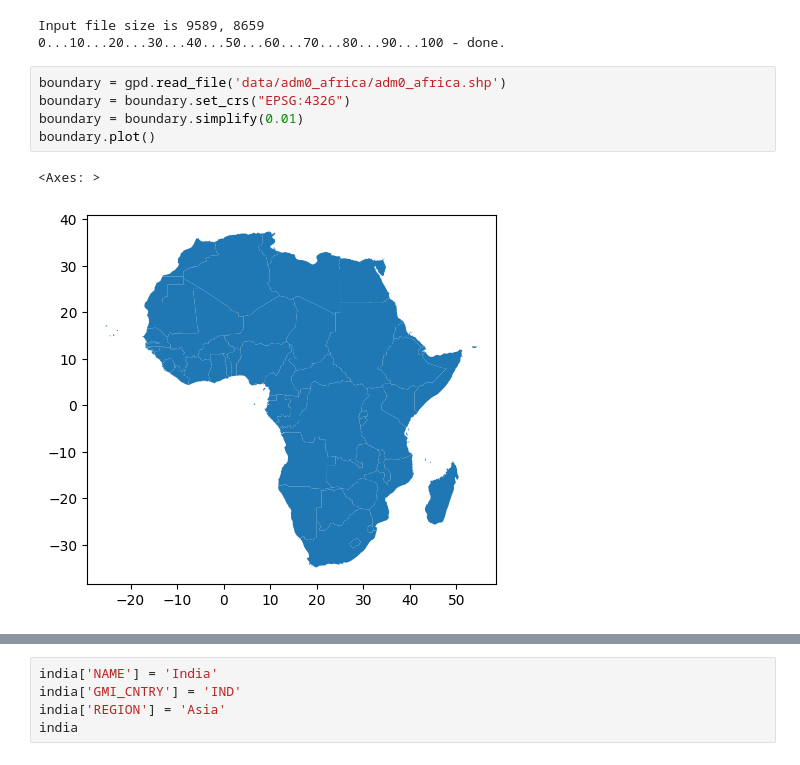
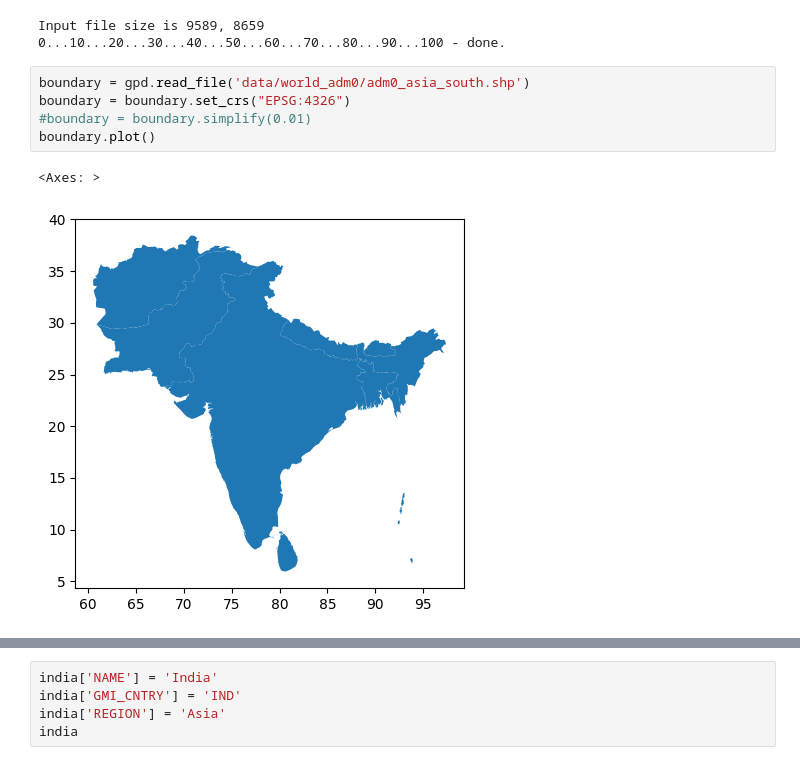
Before and after one commit to urbanemissionsinfo/AQNEST, a Jupyter notebook: CutRasters.ipynb, the cells around one changed output, grey strips where cells are left out. Drawn from its saved outputs; the diff is of its cells as text.

Commit message:
ADD South Asia boundary

```diff
--- a/CutRasters.ipynb
+++ b/CutRasters.ipynb
@@ -36,11 +36,11 @@ with rasterio.open("data/landscan-africa-2024.tif", "w", **out_meta) as dest:
 Input file size is 9589, 8659
 0...10...20...30...40...50...60...70...80...90...100 - done.
 # %%
-boundary = gpd.read_file('data/adm0_africa/adm0_africa.shp')
+boundary = gpd.read_file('data/world_adm0/adm0_asia_south.shp')
 boundary = boundary.set_crs("EPSG:4326")
-boundary = boundary.simplify(0.01)
+#boundary = boundary.simplify(0.01)
 boundary.plot()
 # %% [output]
 <Axes: >
-[figure, old version]
+[figure, new version]
 # %%
```
Also changed, not shown: parts of 4 cells of this notebook, 4 other files.
